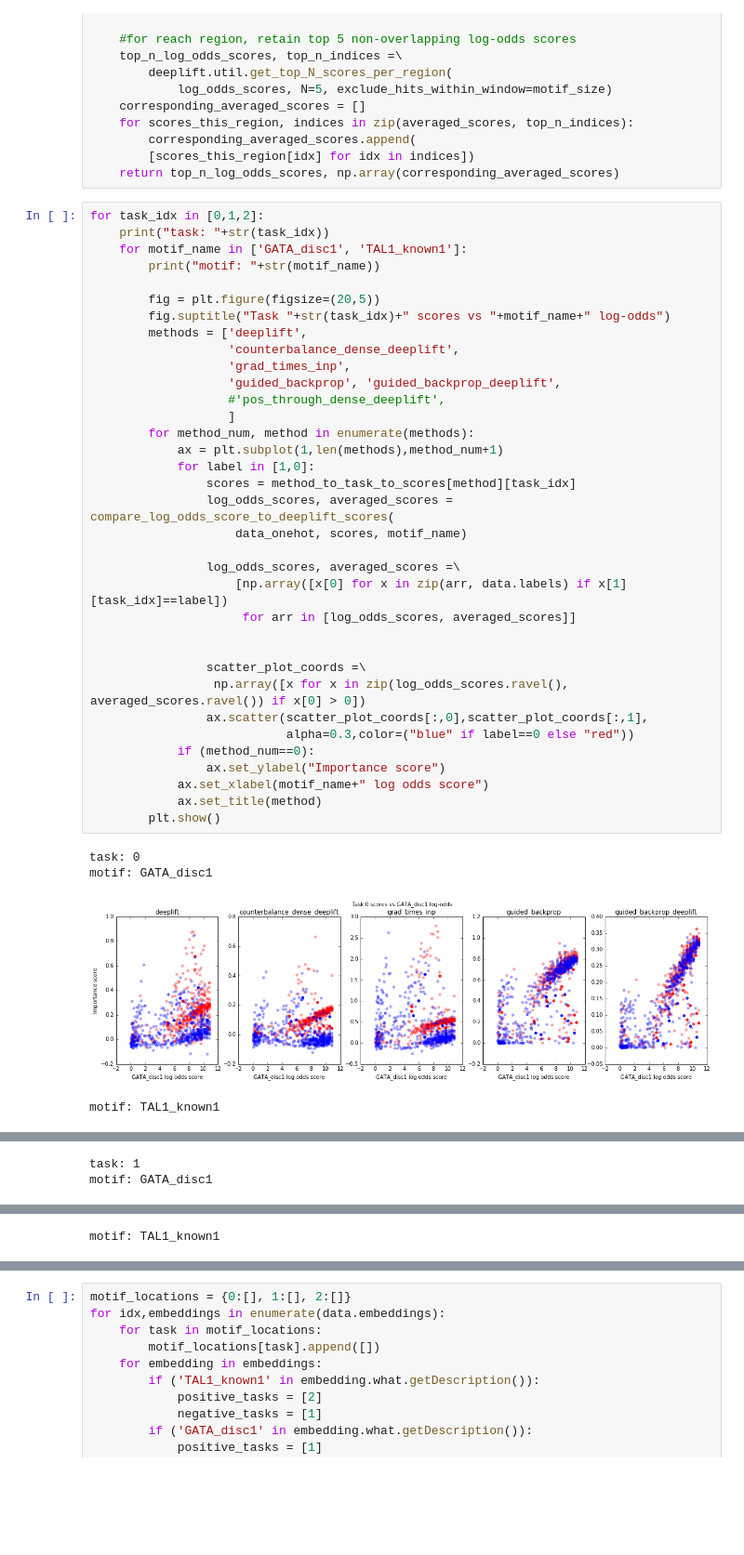
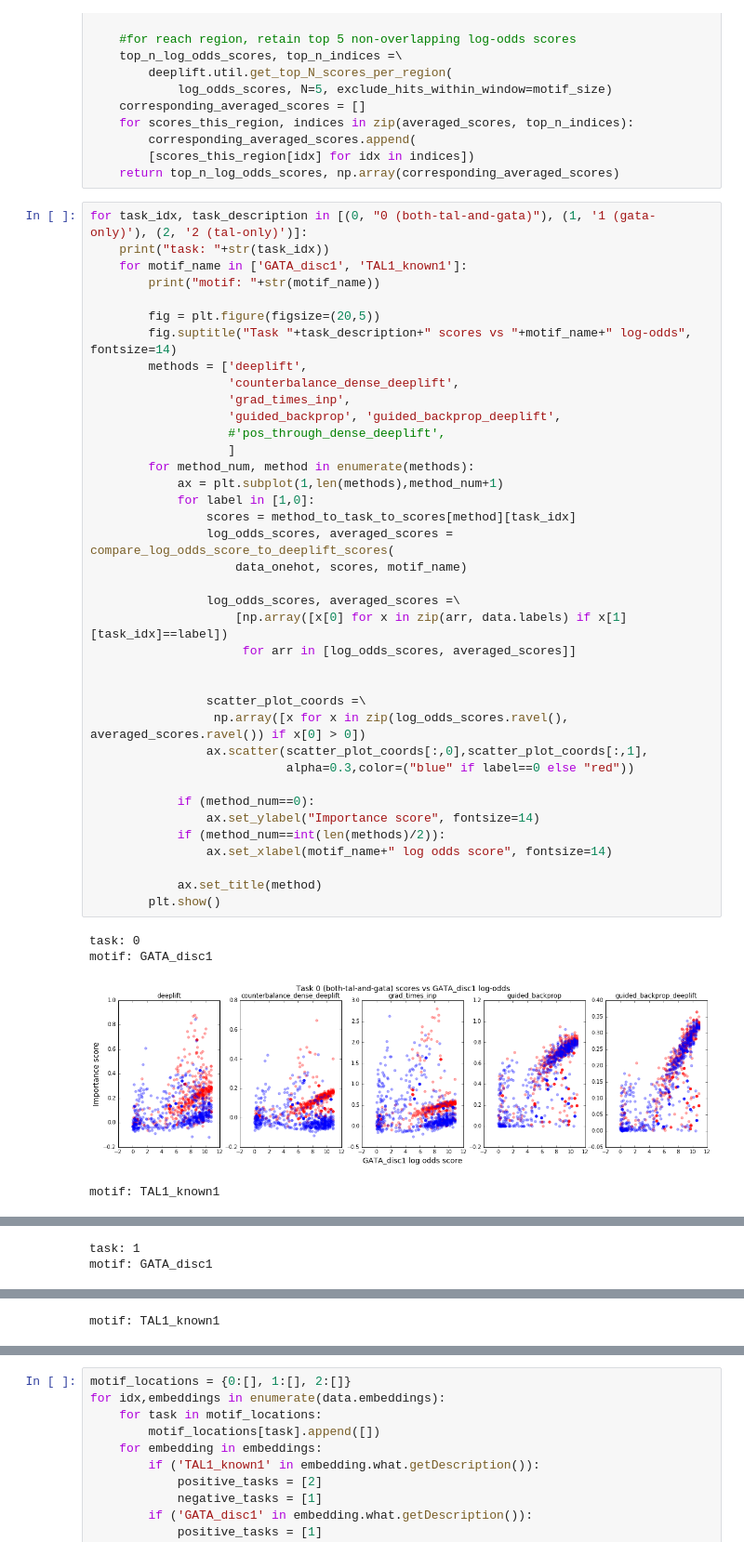
Before and after one commit to kundajelab/veryolddontuse_deeplift_modisco_tutorial, a Jupyter notebook: tal_gata/TAL-GATA score distribution investigation.ipynb, the cells around one changed output, grey strips where cells are left out. Shown at 93% size. Drawn from its saved outputs; the diff is of its cells as text; blank space fills up the shorter version.

```diff
--- a/tal_gata/TAL-GATA score distribution investigation.ipynb
+++ b/tal_gata/TAL-GATA score distribution investigation.ipynb
@@ -175,42 +175,45 @@ def compare_log_odds_score_to_deeplift_scores(sequences, scores, pwm_name, batch
         [scores_this_region[idx] for idx in indices])
     return top_n_log_odds_scores, np.array(corresponding_averaged_scores)
 # %%
-for task_idx in [0,1,2]:
+for task_idx, task_description in [(0, "0 (both-tal-and-gata)"), (1, '1 (gata-only)'), (2, '2 (tal-only)')]:
     print("task: "+str(task_idx))
     for motif_name in ['GATA_disc1', 'TAL1_known1']:
         print("motif: "+str(motif_name))
 
         fig = plt.figure(figsize=(20,5))
-        fig.suptitle("Task "+str(task_idx)+" scores vs "+motif_name+" log-odds")
+        fig.suptitle("Task "+task_description+" scores vs "+motif_name+" log-odds", fontsize=14)
         methods = ['deeplift',
                    'counterbalance_dense_deeplift',
                    'grad_times_inp',
                    'guided_backprop', 'guided_backprop_deeplift',
                    #'pos_through_dense_deeplift',
                    ]
         for method_num, method in enumerate(methods):
             ax = plt.subplot(1,len(methods),method_num+1)
             for label in [1,0]:
                 scores = method_to_task_to_scores[method][task_idx]
                 log_odds_scores, averaged_scores = compare_log_odds_score_to_deeplift_scores(
                     data_onehot, scores, motif_name)
 
                 log_odds_scores, averaged_scores =\
                     [np.array([x[0] for x in zip(arr, data.labels) if x[1][task_idx]==label])
                      for arr in [log_odds_scores, averaged_scores]]
 
 
                 scatter_plot_coords =\
                  np.array([x for x in zip(log_odds_scores.ravel(), averaged_scores.ravel()) if x[0] > 0])
                 ax.scatter(scatter_plot_coords[:,0],scatter_plot_coords[:,1],
                            alpha=0.3,color=("blue" if label==0 else "red"))
+
             if (method_num==0):
-                ax.set_ylabel("Importance score")
-            ax.set_xlabel(motif_name+" log odds score")
+                ax.set_ylabel("Importance score", fontsize=14)
+            if (method_num==int(len(methods)/2)):
+                ax.set_xlabel(motif_name+" log odds score", fontsize=14)
+
             ax.set_title(method)
         plt.show()
 # %% [output]
 task: 0
 motif: GATA_disc1
-[figure, old version]
+[figure, new version]
 motif: TAL1_known1
```
Also changed, not shown: parts of 1 cell of this notebook.
